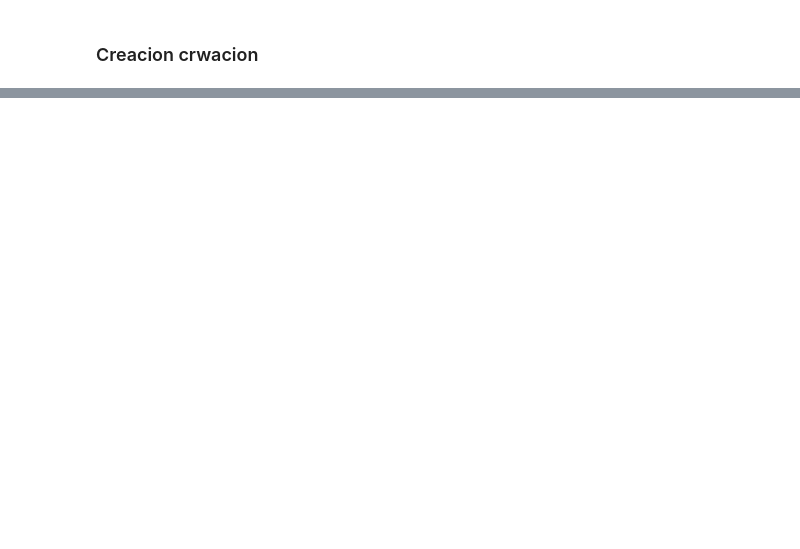
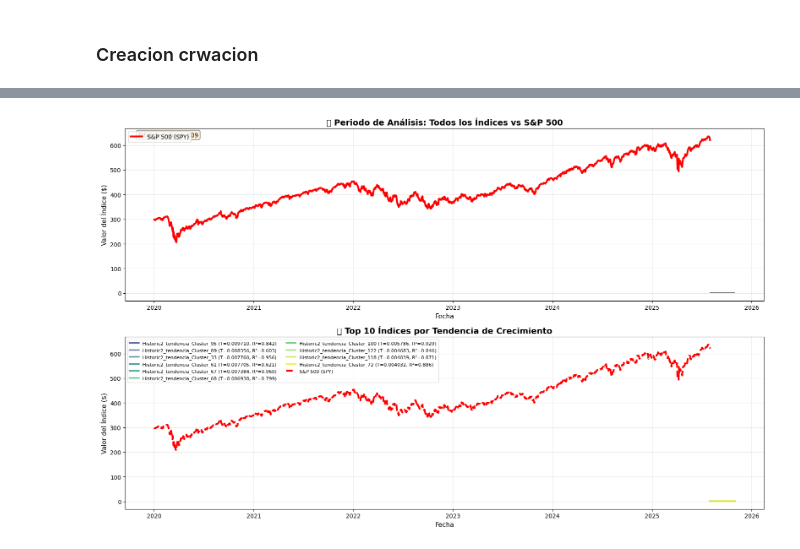
Before and after one commit to AlfDur20/Estancia_Alfredo, a Jupyter notebook: Creación de mappers.ipynb, the cells around one changed output, grey strips where cells are left out. Drawn from its saved outputs; the diff is of its cells as text; code cells hidden in the pictures; blank space fills up the shorter version.

Commit message:
Parece listo, todos funcionan muy bien

```diff
--- a/Creación de mappers.ipynb
+++ b/Creación de mappers.ipynb
@@ -1104,0 +1163,91 @@ print(f"   💵 Valor final promedio: ${summary_df['Valor Final'].mean():.2f}")
+# %%
+# =======================================================
+# 📊 VISUALIZACIÓN: ÍNDICES EN PERIODO DE ANÁLISIS
+# =======================================================
+
+import matplotlib.pyplot as plt
+
+# Obtener Top 10 índices por tendencia
+top_10_clusters = summary_df.head(10)['Cluster'].tolist()
+
+# Crear figura con 2 subplots
+fig, axes = plt.subplots(2, 1, figsize=(16, 10))
+
+# --- SUBPLOT 1: TODOS LOS ÍNDICES + SPY ---
+ax1 = axes[0]
+
+# Graficar todos los índices en gris
+for cluster_name, cluster_data in cluster_indices.items():
+    ax1.plot(cluster_data['index'], alpha=0.3, linewidth=0.8, color='gray')
+
+# SPY destacado
+spy_series = SPY_analysis['SPY'] if isinstance(SPY_analysis, pd.DataFrame) else SPY_analysis
+ax1.plot(spy_series.index, spy_series, linewidth=3, color='red',
+         label='S&P 500 (SPY)', zorder=10)
+
+ax1.set_title('📊 Periodo de Análisis: Todos los Índices vs S&P 500',
+              fontsize=14, fontweight='bold')
+ax1.set_xlabel('Fecha', fontsize=11)
+ax1.set_ylabel('Valor del Índice ($)', fontsize=11)
+ax1.legend(fontsize=10, loc='upper left')
+ax1.grid(True, alpha=0.3)
+
+# Agregar texto informativo
+ax1.text(0.02, 0.98, f'Total de índices: {len(cluster_indices)}',
+         transform=ax1.transAxes, fontsize=10, verticalalignment='top',
+         bbox=dict(boxstyle='round', facecolor='wheat', alpha=0.5))
+
+# --- SUBPLOT 2: TOP 10 POR TENDENCIA ---
+ax2 = axes[1]
+
+# Colores para los Top 10
+colors = plt.cm.viridis(np.linspace(0.2, 1, len(top_10_clusters)))
+
+for i, cluster_name in enumerate(top_10_clusters):
+    cluster_data = cluster_indices[cluster_name]
+    tendencia = cluster_data['metrics']['tendencia']
+    r2 = cluster_data['metrics']['r_squared']
+
+    ax2.plot(cluster_data['index'], linewidth=2.5, alpha=0.8, color=colors[i],
+             label=f"{cluster_name} (T={tendencia:.6f}, R²={r2:.3f})")
+
+# SPY destacado
+ax2.plot(spy_series.index, spy_series, linewidth=3, color='red',
+         label='S&P 500 (SPY)', linestyle='--', zorder=10)
+
+ax2.set_title('🔝 Top 10 Índices por Tendencia de Crecimiento',
+              fontsize=14, fontweight='bold')
+ax2.set_xlabel('Fecha', fontsize=11)
+ax2.set_ylabel('Valor del Índice ($)', fontsize=11)
+ax2.legend(fontsize=8, loc='upper left', ncol=2)
+ax2.grid(True, alpha=0.3)
+
+plt.tight_layout()
+plt.show()
+
+# --- ESTADÍSTICAS COMPARATIVAS ---
+print("\n" + "="*80)
+print("📊 COMPARACIÓN: TOP 10 vs S&P 500 (PERIODO DE ANÁLISIS)")
+print("="*80)
+
+spy_return = ((spy_series.iloc[-1] / spy_series.iloc[0]) - 1) * 100
+
+print(f"\n📈 S&P 500 (SPY):")
+print(f"   Retorno: {spy_return:+.2f}%")
+print(f"   Valor inicial: ${spy_series.iloc[0]:.2f}")
+print(f"   Valor final: ${spy_series.iloc[-1]:.2f}")
+
+print(f"\n🔝 TOP 10 ÍNDICES:")
+for i, cluster_name in enumerate(top_10_clusters, 1):
+    metrics = cluster_indices[cluster_name]['metrics']
+    retorno = metrics['retorno_total'] * 100
+    diferencia = retorno - spy_return
+
+    print(f"\n{i}. {cluster_name}:")
+    print(f"   Tendencia: {metrics['tendencia']:.6f}")
+    print(f"   Retorno: {retorno:+.2f}%")
+    print(f"   vs SPY: {diferencia:+.2f}%")
+    print(f"   R²: {metrics['r_squared']:.4f}")
+    print(f"   Sharpe: {metrics['sharpe_ratio']:.4f}")
+# %% [output]
+[figure, added]
```
Also changed, not shown: parts of 11 cells of this notebook, 2 other files.
